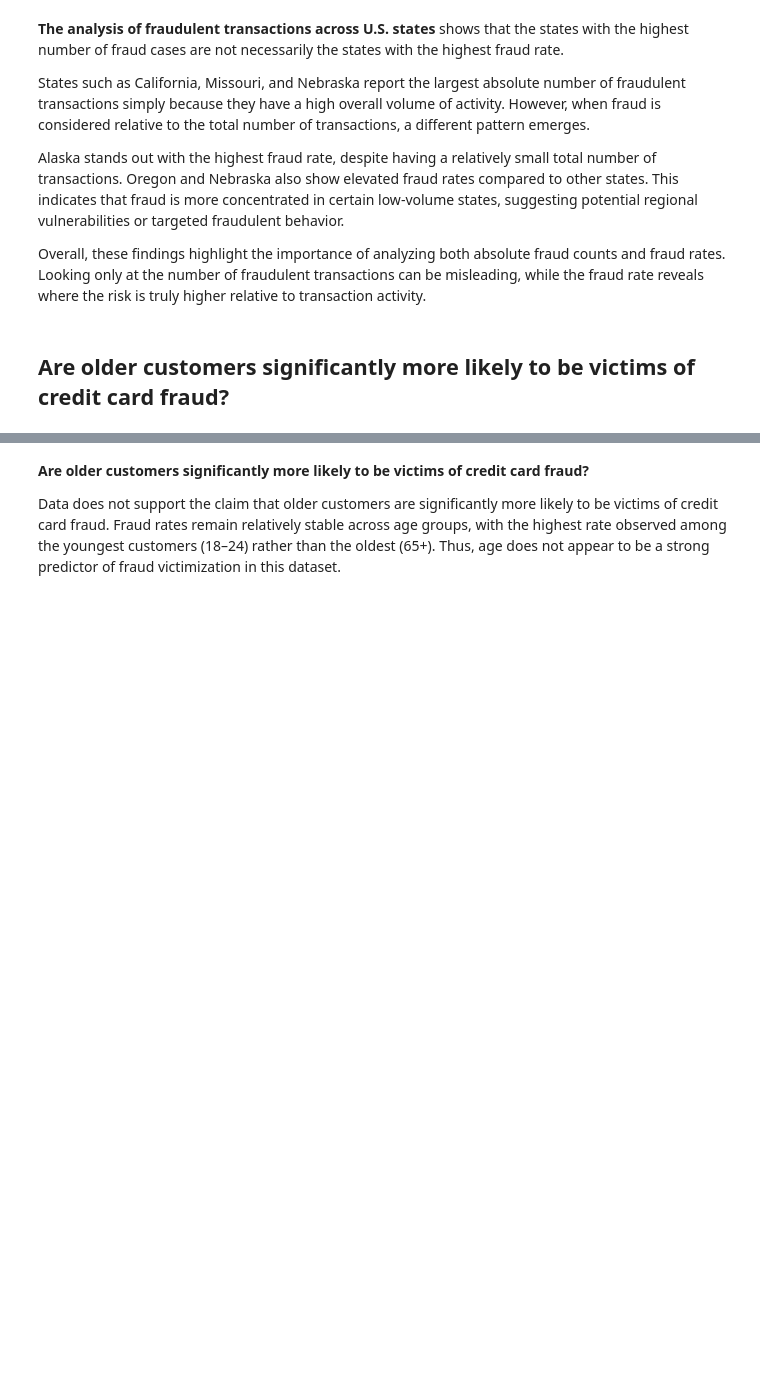
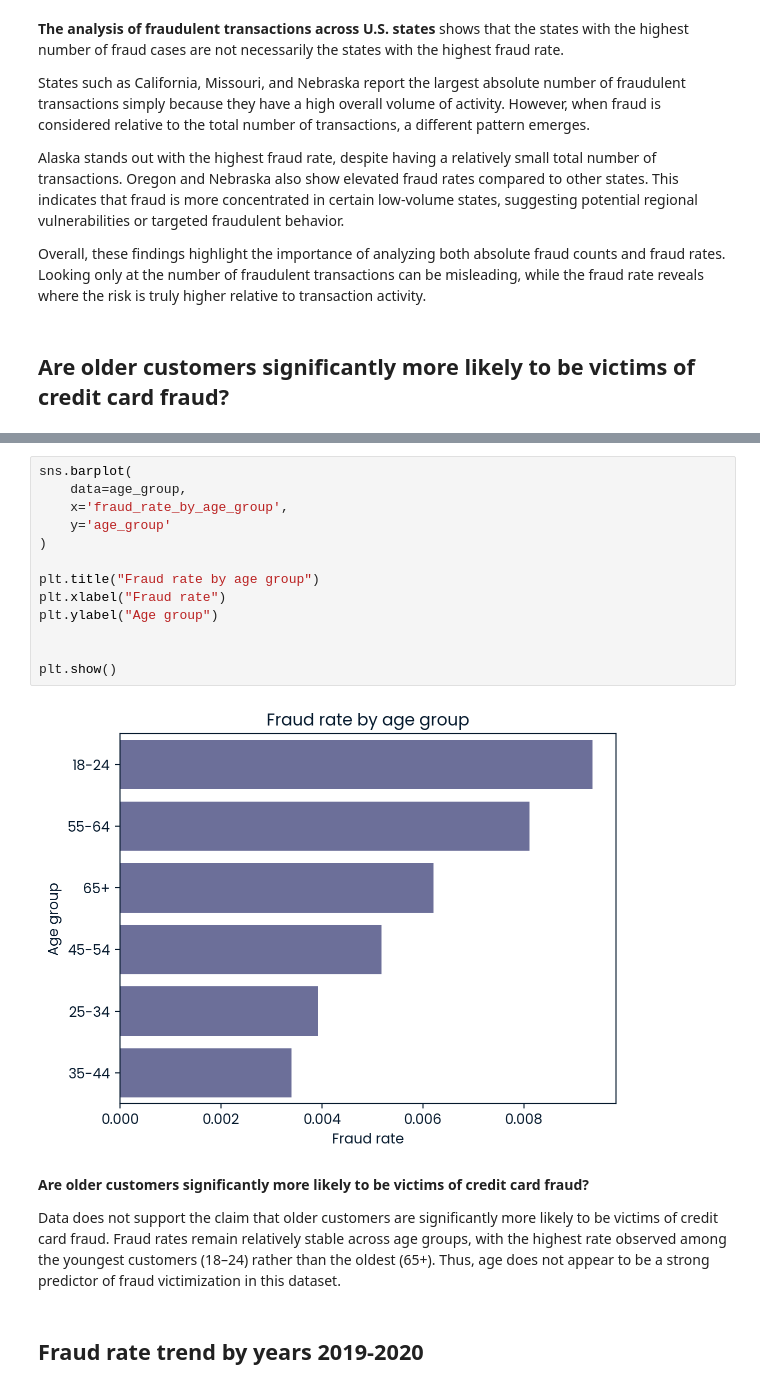
Before and after one commit to KaterynaGur/credit_card_fraud, a Jupyter notebook: notebook.ipynb, the cells around one changed output, grey strips where cells are left out. Cells and saved outputs as stored; diff of their text form; blank space fills up the shorter version.

Commit message:
add queries and plots

```diff
--- a/notebook.ipynb
+++ b/notebook.ipynb
@@ -417,6 +415,23 @@ ORDER BY fraud_rate_by_age_group desc;
+# %%
+sns.barplot(
+    data=age_group,
+    x='fraud_rate_by_age_group',
+    y='age_group'
+)
+
+plt.title("Fraud rate by age group")
+plt.xlabel("Fraud rate")
+plt.ylabel("Age group")
+
+
+plt.show()
+# %% [output]
+[figure, added]
 # %% [markdown]
 **Are older customers significantly more likely to be victims of credit card fraud?**
 
 Data does not support the claim that older customers are significantly more likely to be victims of credit card fraud.
 Fraud rates remain relatively stable across age groups, with the highest rate observed among the youngest customers (18–24) rather than the oldest (65+).
 Thus, age does not appear to be a strong predictor of fraud victimization in this dataset.
+# %% [markdown]
+## Fraud rate trend by years 2019-2020
```
Also changed, not shown: parts of 18 cells of this notebook, 1 other file.
